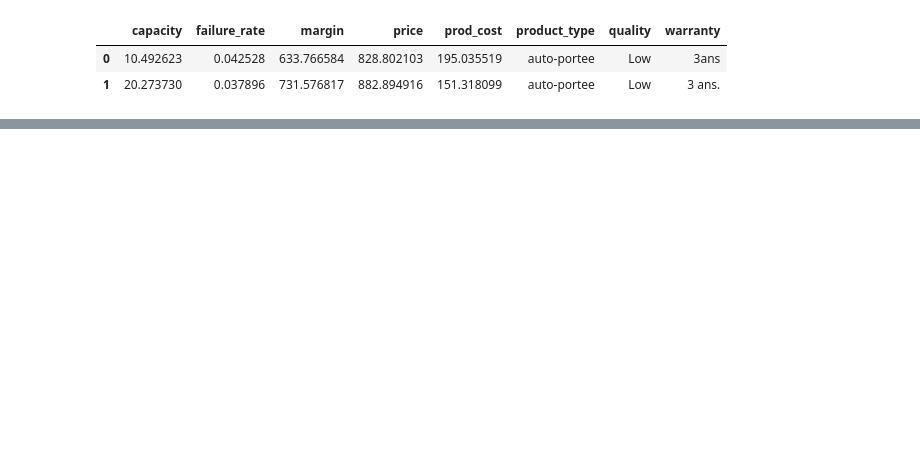
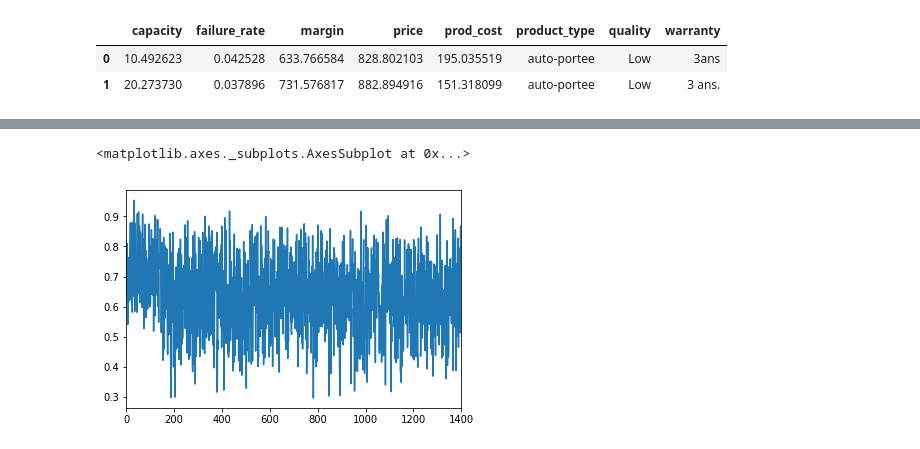
Before and after one commit to qixu1987/X_2018, a Jupyter notebook: notebook/mower4u_ml_pipeline.ipynb, the cells around one changed output, grey strips where cells are left out. Saved outputs shown, nothing was run; the diff lists cells and outputs as text; code cells hidden in the pictures; blank space fills up the shorter version.

```diff
--- a/notebook/mower4u_ml_pipeline.ipynb
+++ b/notebook/mower4u_ml_pipeline.ipynb
@@ -94,0 +195,8 @@ clf.best_score_
+# %%
+df_train = pd.read_csv('../data/mower_market_snapshot.csv',sep=';',
+                     na_values='unknown')
+# %%
+df_train["attractiveness"].plot()
+# %% [output]
+<matplotlib.axes._subplots.AxesSubplot at 0x...>
+[figure, added]
```
Also changed, not shown: parts of 24 cells of this notebook.
